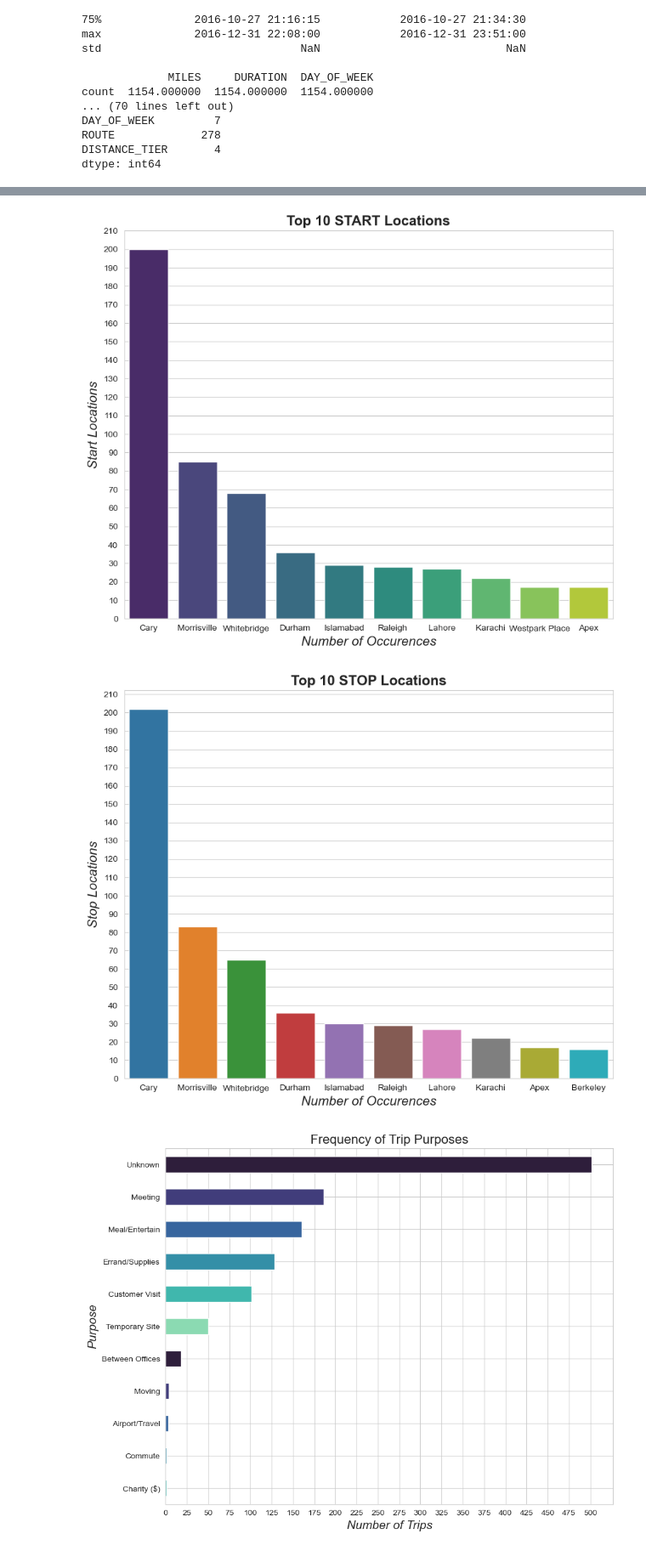
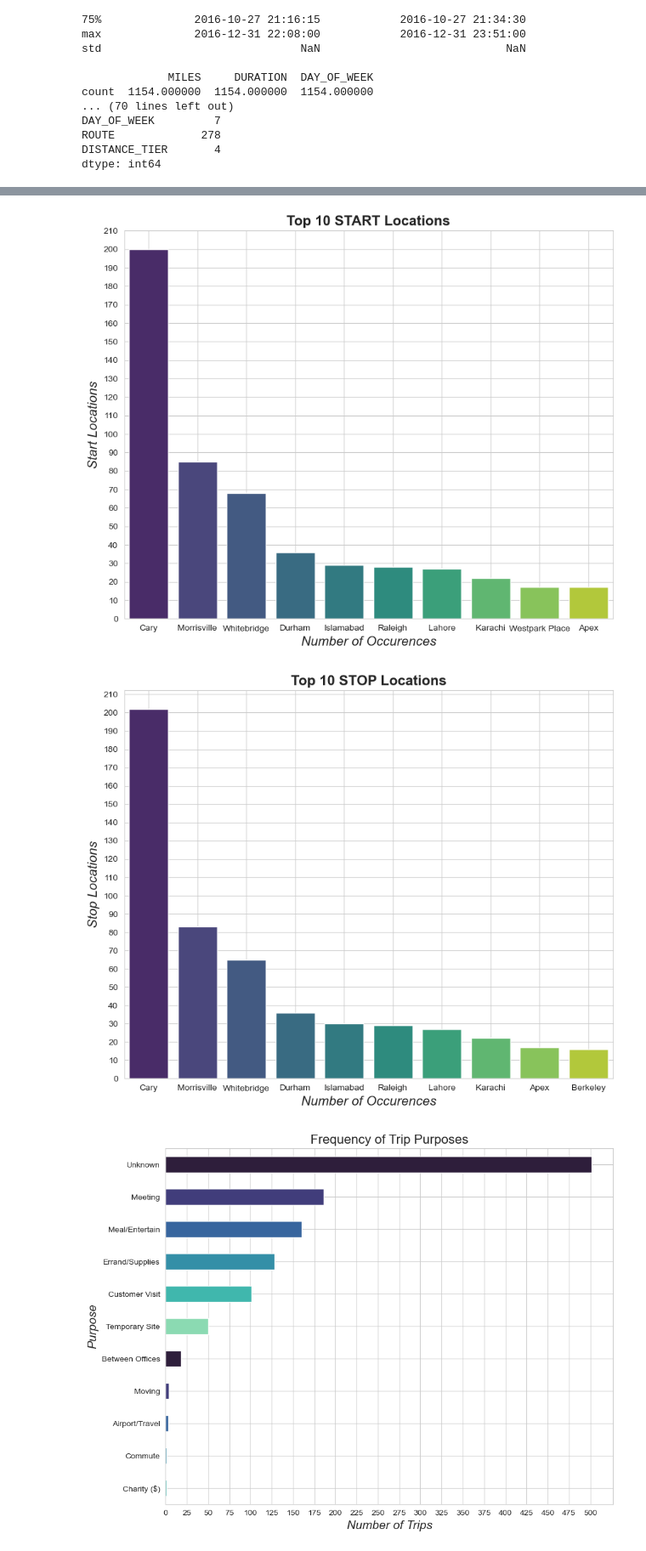
Before and after one commit to mixedethan/uber-data-analysis, a Jupyter notebook: uber_analysis.ipynb, the cells around one changed output, grey strips where cells are left out. Shown at 85% size. Cells and saved outputs as stored; diff of their text form; code cells hidden in the pictures.

```diff
--- a/uber_analysis.ipynb
+++ b/uber_analysis.ipynb
@@ -398,39 +398,41 @@ start_bp.set_yticks(range(0, 220, 10))
 plt.title('Top 10 START Locations', fontsize=16, weight='bold')
 plt.xlabel('Number of Occurences', fontstyle='italic', size=15)
 plt.ylabel('Start Locations', fontstyle='italic', size=15)
+plt.grid(True)
 plt.show()
 
 
 # STOP Top 10
 # excluding 'Unknown Location'
 top_stop_counts = df_locations_cleaned['STOP'].value_counts().head(10)
 plt.figure(figsize=(10,8))
-stop_bp = sns.barplot(x=top_stop_counts.index, y=top_stop_counts)
+stop_bp = sns.barplot(x=top_stop_counts.index, y=top_stop_counts, palette='viridis')
 stop_bp.set_yticks(range(0, 220, 10))
 plt.title('Top 10 STOP Locations', fontsize=16, weight='bold')
 plt.xlabel('Number of Occurences', fontstyle='italic', size=15)
 plt.ylabel('Stop Locations', fontstyle='italic', size=15)
+plt.grid(True)
 plt.show()
 # %% [output]
 The Top 10 START Locations:
  START
 Cary                201
 Unknown Location    148
 Morrisville          85
 Whitebridge          68
 Islamabad            57
 Lahore               36
 Durham               36
 Karachi              31
 Raleigh              28
 Westpark Place       17
 ... (10 lines left out)
 Raleigh              29
 Karachi              28
 Apex                 17
 Name: count, dtype: int64
 [figure]
-[figure, old version]
+[figure, new version]
 # %%
 # purpose eda
 
```
Also changed, not shown: parts of 5 cells of this notebook.
